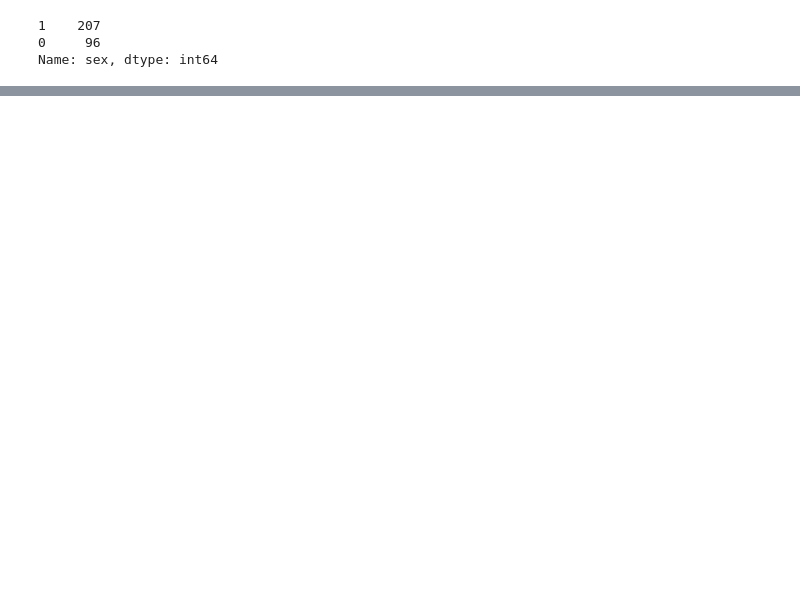
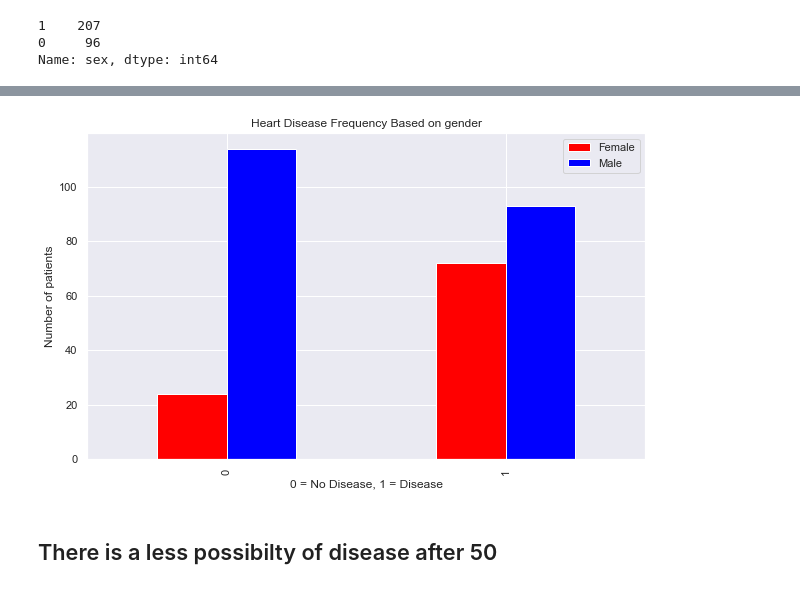
Before and after one commit to soujanyareddy1256/CSE_720001.202320, a Jupyter notebook: Project/Satya/720_project_python_code.ipynb, the cells around one changed output, grey strips where cells are left out. Drawn from its saved outputs; the diff is of its cells as text; code cells hidden in the pictures; blank space fills up the shorter version.

```diff
--- a/Project/Satya/720_project_python_code.ipynb
+++ b/Project/Satya/720_project_python_code.ipynb
@@ -113,3 +158,13 @@ plt.legend(["Female", "Male"]);
+# %%
+pd.crosstab(data.target, data.sex).plot(kind="bar",figsize=(10, 6),color=["red", "blue"])
+plt.title("Heart Disease Frequency Based on gender")
+plt.xlabel("0 = No Disease, 1 = Disease")
+plt.ylabel("Number of patients")
+plt.legend(["Female", "Male"]);
+# %% [output]
+[figure, added]
+# %% [markdown]
+## There is a less possibilty of disease after 50
 # %%
 plt.figure(figsize=(10,6))
 plt.scatter(data.age[data.target==1],data.thalach[data.target==1],c = "red")
```
Also changed, not shown: parts of 38 cells of this notebook.
